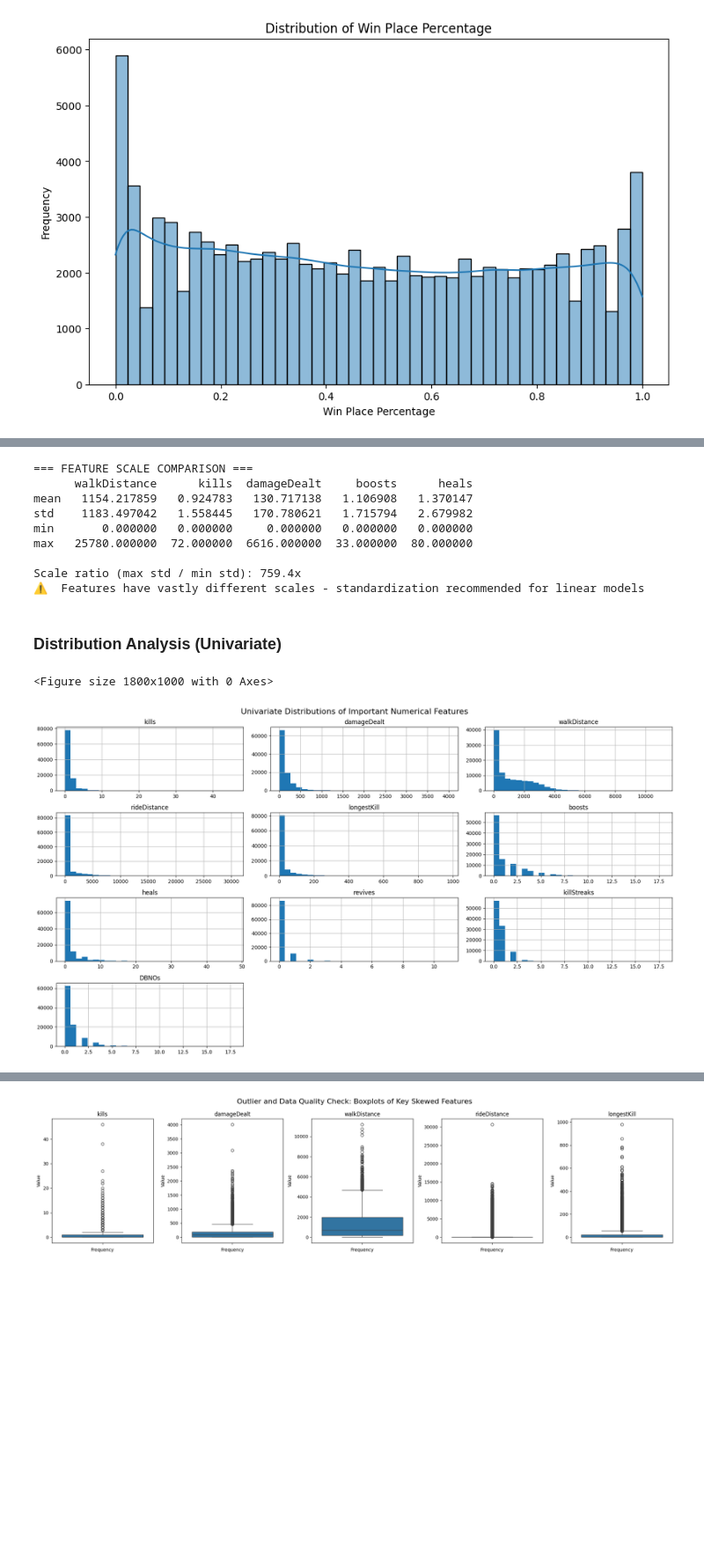
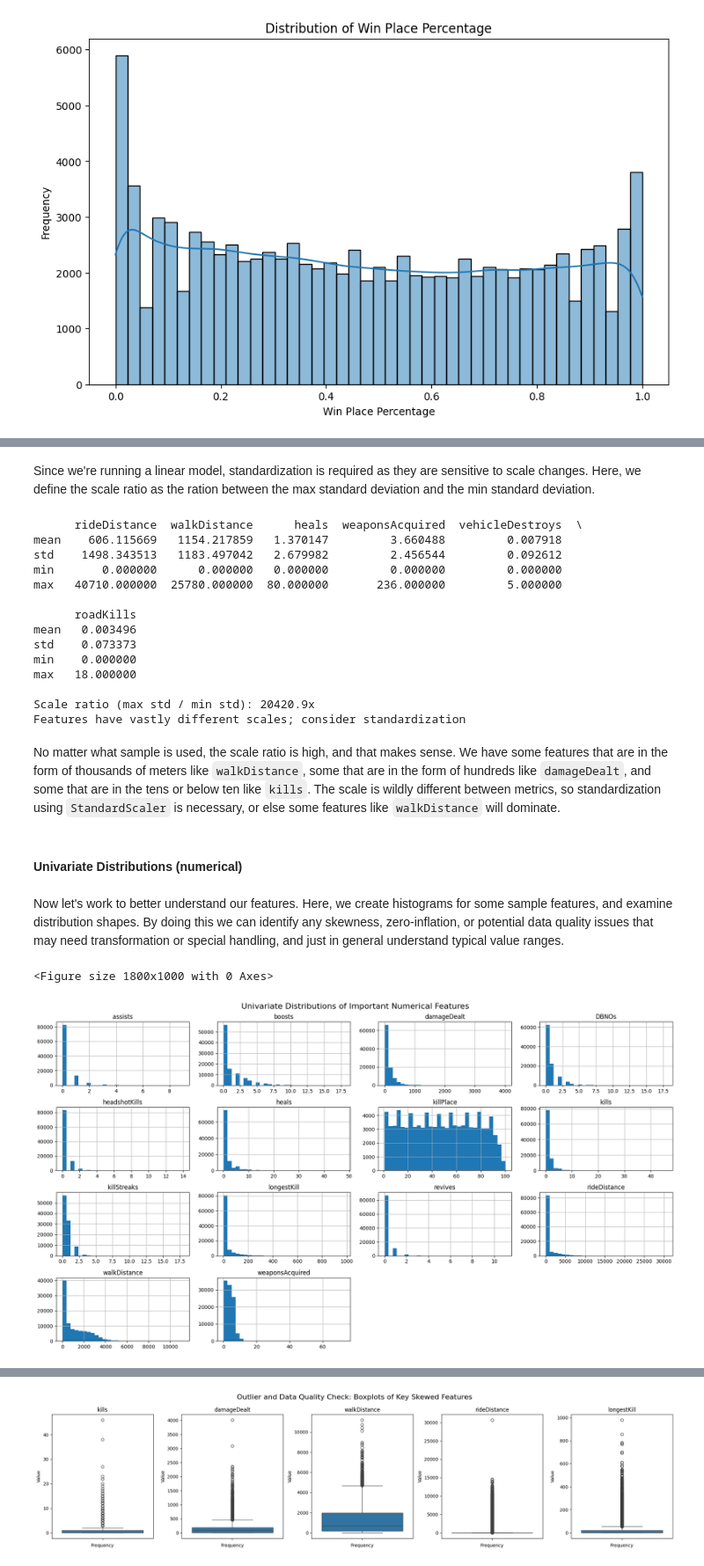
Before and after one commit to dganesh05/project-3, a Jupyter notebook: project-revised.ipynb, the cells around one changed output, grey strips where cells are left out. Shown at 88% size. Drawn from its saved outputs; the diff is of its cells as text; code cells hidden in the pictures; blank space fills up the shorter version.

```diff
--- a/project-revised.ipynb
+++ b/project-revised.ipynb
@@ -192,36 +207,59 @@ dtype: int64
+# %% [markdown]
+Since we're running a linear model, standardization is required as they are sensitive to scale changes. Here, we define the scale ratio as the ration between the max standard deviation and the min standard deviation.
 # %%
-# Quick scale check
-print("=== FEATURE SCALE COMPARISON ===")
-feature_stats = df[['walkDistance', 'kills', 'damageDealt', 'boosts', 'heals']].describe()
+# Here we choose a representative sample of features across different scales
+# You can adjust the number of features selected as needed
+# from only a few features to all features
+
+scales = df[num_cols].std().sort_values(ascending=False)
+
+high_scale = scales.head(2).index.tolist()
+mid_scale = scales[len(scales)//2:len(scales)//2+2].index.tolist()
+low_scale = scales.tail(2).index.tolist()
+
+sample_features = high_scale + mid_scale + low_scale
+
+feature_stats = df[sample_features].describe()
 print(feature_stats.loc[['mean', 'std', 'min', 'max']])
-
-# Check if scales are vastly different
 scales = feature_stats.loc['std']
 print(f"\nScale ratio (max std / min std): {scales.max() / scales.min():.1f}x")
 if scales.max() / scales.min() > 100:
-    print("⚠️  Features have vastly different scales - standardization recommended for linear models")
+    print("Features have vastly different scales; consider standardization")
 else:
-    print("✅ Feature scales are relatively similar")
+    print("Feature scales are relatively similar")
 # %% [output]
-=== FEATURE SCALE COMPARISON ===
-      walkDistance      kills  damageDealt     boosts      heals
-mean   1154.217859   0.924783   130.717138   1.106908   1.370147
-std    1183.497042   1.558445   170.780621   1.715794   2.679982
-min       0.000000   0.000000     0.000000   0.000000   0.000000
-max   25780.000000  72.000000  6616.000000  33.000000  80.000000
+      rideDistance  walkDistance      heals  weaponsAcquired  vehicleDestroys  \
+mean    606.115669   1154.217859   1.370147         3.660488         0.007918
+std    1498.343513   1183.497042   2.679982         2.456544         0.092612
+min       0.000000      0.000000   0.000000         0.000000         0.000000
+max   40710.000000  25780.000000  80.000000       236.000000         5.000000
 
-Scale ratio (max std / min std): 759.4x
-⚠️  Features have vastly different scales - standardization recommended for linear models
+      roadKills
+mean   0.003496
+std    0.073373
+min    0.000000
+max   18.000000
+
+Scale ratio (max std / min std): 20420.9x
+Features have vastly different scales; consider standardization
+# %% [markdown]
+No matter what sample is used, the scale ratio is high, and that makes sense. We have some features that are in the form of thousands of meters like `walkDistance`, some that are in the form of hundreds like `damageDealt`, and some that are in the tens or below ten like `kills`. The scale is wildly different between metrics, so standardization using `StandardScaler` is necessary, or else some features like `walkDistance` will dominate.
 # %% [markdown]
-### Distribution Analysis (Univariate)
+#### Univariate Distributions (numerical)
+# %% [markdown]
+Now let's work to better understand our features. Here, we create histograms for some sample features, and examine distribution shapes. By doing this we can identify any skewness, zero-inflation, or potential data quality issues that may need transformation or special handling, and just in general understand typical value ranges.
 # %%
-important_cols = ['kills','damageDealt','walkDistance','rideDistance','longestKill',
-                  'boosts','heals','revives','killStreaks','DBNOs']
+# This is just a way to sample important features for visualization
+# You can choose different thresholds or methods to select important features
+# Or go all out and select all features if desired
+corr_with_target = df[num_cols].corr()['winPlacePerc'].drop('winPlacePerc')
+important_cols = corr_with_target[abs(corr_with_target) > 0.15].index.tolist()
+
 plt.figure(figsize=(18,10))
 df.sample(100000, random_state=random_state)[important_cols].hist(figsize=(18,10), bins=30)
 plt.suptitle('Univariate Distributions of Important Numerical Features', fontsize=16)
 plt.tight_layout()
 plt.show()
 # %% [output]
 <Figure size 1800x1000 with 0 Axes>
-[figure, old version]
+[figure, new version]
```
Also changed, not shown: parts of 60 cells of this notebook.
